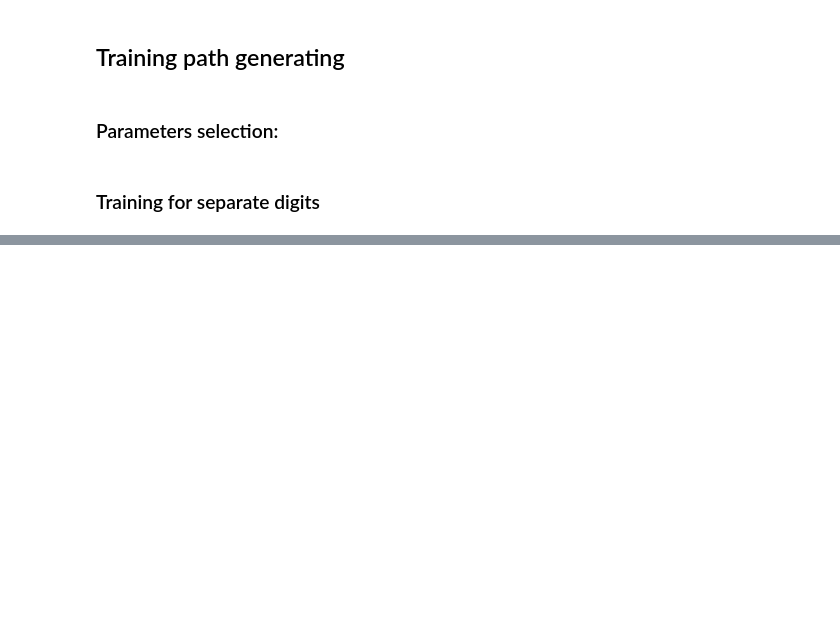
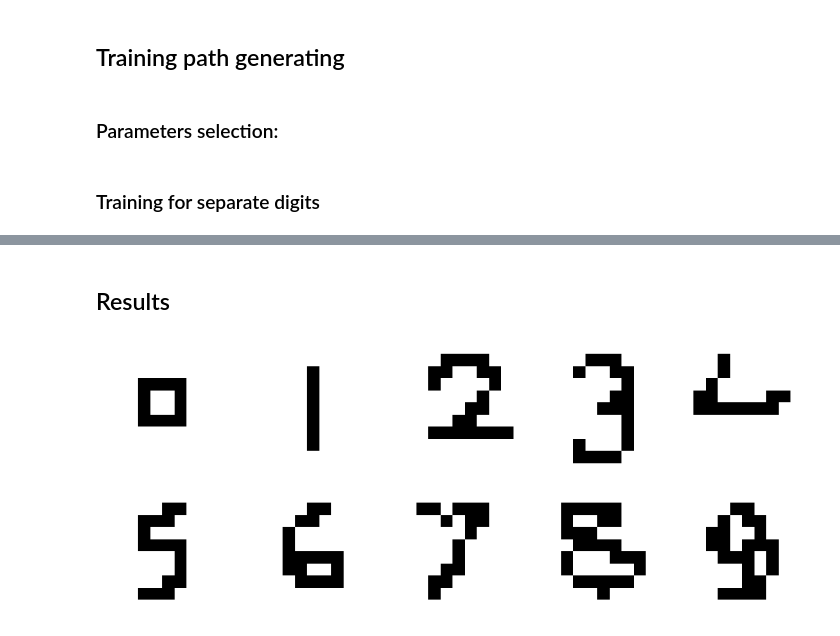
Before and after one commit to ph504/ABB_handwriter, a Jupyter notebook: offline_processing/PathGen_Evolutionary.ipynb, the cells around one changed output, grey strips where cells are left out. Drawn from its saved outputs; the diff is of its cells as text; code cells hidden in the pictures; blank space fills up the shorter version.

Commit message:
ea results and tested, there is a problem with webots at my computer, to be tested in other computers.

```diff
--- a/offline_processing/PathGen_Evolutionary.ipynb
+++ b/offline_processing/PathGen_Evolutionary.ipynb
@@ -186,0 +169,12 @@ digit 0 :n = 100  progress: 100.0%  [###########################################
+# %% [markdown]
+## Results
+# %%
+df = []
+plt.figure(figsize=(ppg.PLOT_WIDTH, ppg.PLOT_HEIGHT))
+for i in range(len(sol_num)):
+    plt.subplot(2,5,i+1)
+    plt.imshow(seqeval.draw_digit(sol_num[i], ppg.LOW_RESOLUTION_IMG_SIZE),cmap='gray')
+    plt.axis('off')
+    df.append(pd.DataFrame(sol_num[i], columns=['x','y']))
+# %% [output]
+[figure, added]
```
Also changed, not shown: parts of 8 cells of this notebook, 27 other files.
